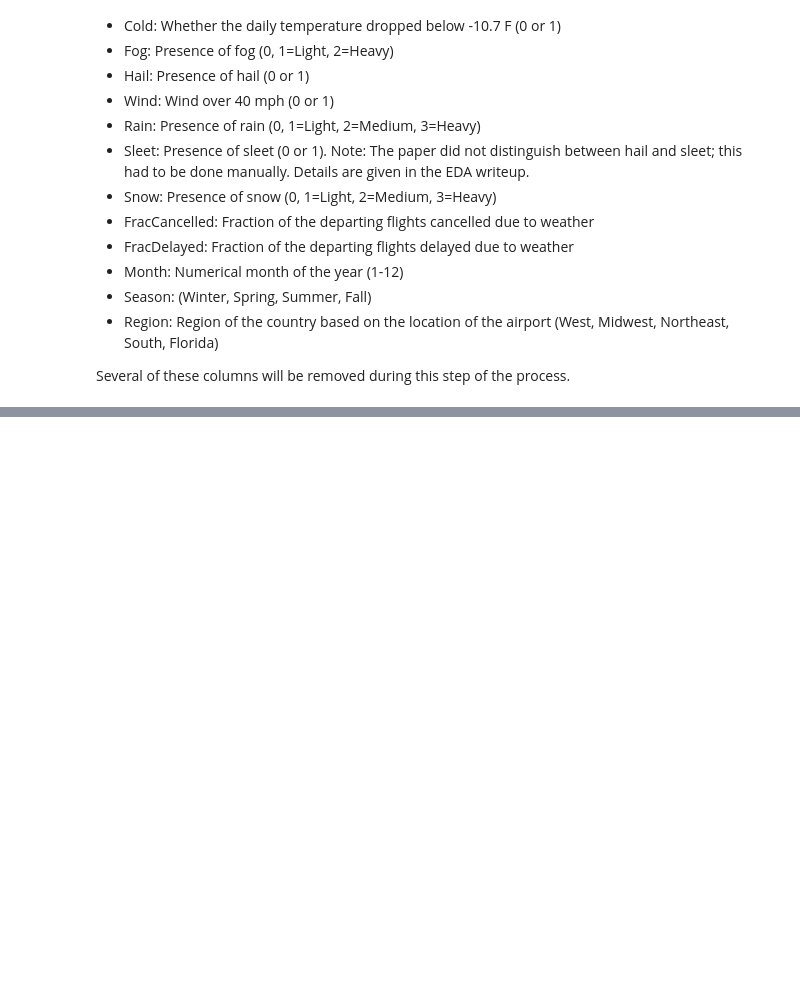
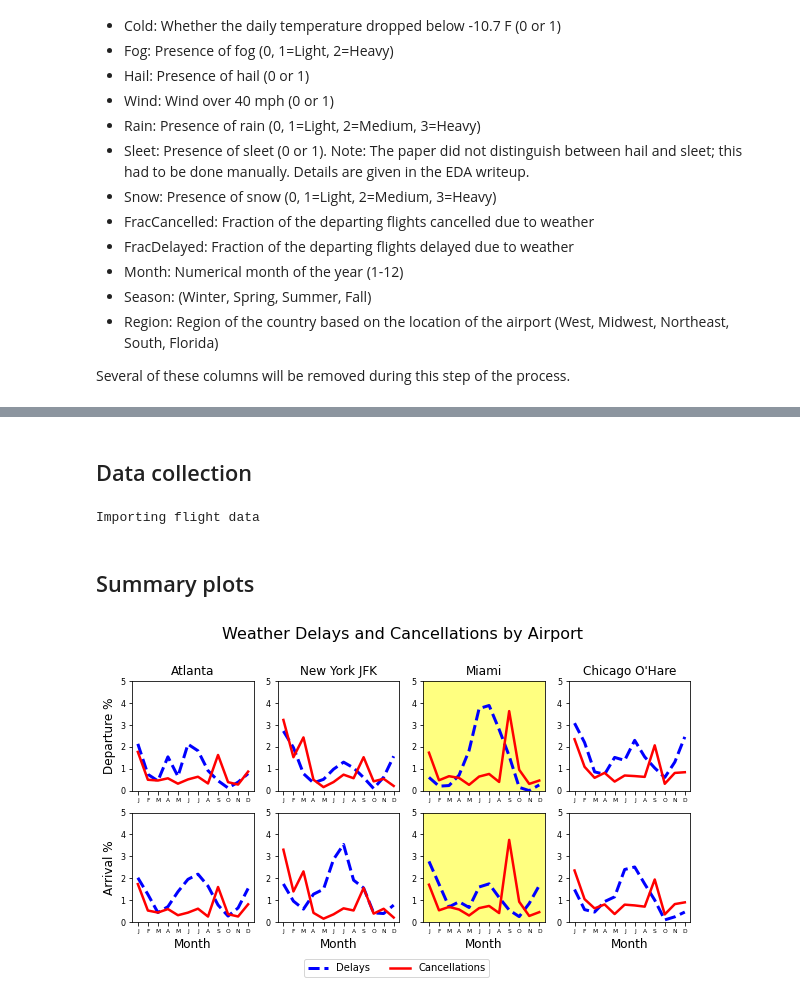
Before and after one commit to BarrettNB/Springboard, a Jupyter notebook: Capstone_2--Airport_weather/Steps_2-3_DataWrangling_EDA_3_Analysis.ipynb, the cells around one changed output, grey strips where cells are left out. Drawn from its saved outputs; the diff is of its cells as text; code cells hidden in the pictures; blank space fills up the shorter version.

```diff
--- a/Capstone_2--Airport_weather/Steps_2-3_DataWrangling_EDA_3_Analysis.ipynb
+++ b/Capstone_2--Airport_weather/Steps_2-3_DataWrangling_EDA_3_Analysis.ipynb
@@ -365,9 +32,0 @@ FOGIS2 = 'FogIs2'
-# %%
-#For each code, get the total value counts.
-m_rows = 4
-code_values = np.arange(m_rows, dtype=int)
-code_summary = np.zeros([m_rows, len(CODES)])
-for i, code in enumerate (CODES):
-    summary = departure_events[code].value_counts().values
-    code_summary[:len(summary),i] = summary
-print(pd.DataFrame(code_summary, index=code_values, columns=CODES, dtype=int))
@@ -792,7 +32,0 @@ def ttest_1sided(X, mu_0, Ha_greater):
-# %%
-x = summer_delays[FRAC_DELAYED]
-for airport in region_map['Florida']:
-    airport_name = busiest_airports.loc[busiest_airports.Code == airport, 'Airport'].iloc[0]
-    curr_delays = summer_delays[summer_delays.ORIGIN == airport][FRAC_DELAYED].iloc[0]
-    pvalue = ttest_1sided(x, curr_delays, Ha_greater=True)[1]
-    print('pvalue for', airport_name, 'is:', pvalue)
@@ -812,0 +51,6 @@ print(stopwatch.getElapsedTime())
+# %%
+save_plots = True; save_plots = False #whether to save the resulting plots
+pd.options.mode.chained_assignment = None #turns off warnings for data replacements
+
+DEPARTURES = 0; ARRIVALS = 1; PATHS = 2
+stopwatch = TimeTracker.TimeTracker()
@@ -812,0 +201,30 @@ print(stopwatch.getElapsedTime())
+# %% [markdown]
+## Data collection
+# %%
+# Get the weather data.
+path = r'D:\Springboard_DataSci\Assignments\Capstone_2--Airport_weather\data'
+os.chdir(path)
+
+print('Importing flight data')
+flight_data = pd.read_csv('flights_with_weather.csv')
+
+# Get airport names, which are written manually to allow for name customization.
+airport_names_map = {'ATL':'Atlanta', 'JFK':'New York JFK', 'MIA':'Miami', 'ORD':"Chicago O'Hare"}
+flight_data['DepAirport'] =  flight_data.ORIGIN.map(airport_names_map)
+flight_data['ArrAirport'] =  flight_data.DEST.map(airport_names_map)
+
+monthly_arrivals = get_periodic_summaries(flight_data, case=ARRIVALS)
+monthly_departures= get_periodic_summaries(flight_data, case=DEPARTURES)
+monthly_routes = get_periodic_summaries(flight_data, case=PATHS)
+# %% [output]
+Importing flight data
+# %% [markdown]
+## Summary plots
+# %%
+# Plot arrivals and departure monthly summaries over each airport
+MONTHS = list('JFMAMJJASOND')
+AIRPORTS = list(airport_names_map.keys())
+
+periodic_summary_by_airport(monthly_departures, monthly_arrivals)
+# %% [output]
+[figure, added]
```
Also changed, not shown: parts of 92 cells of this notebook, 3 other files.
